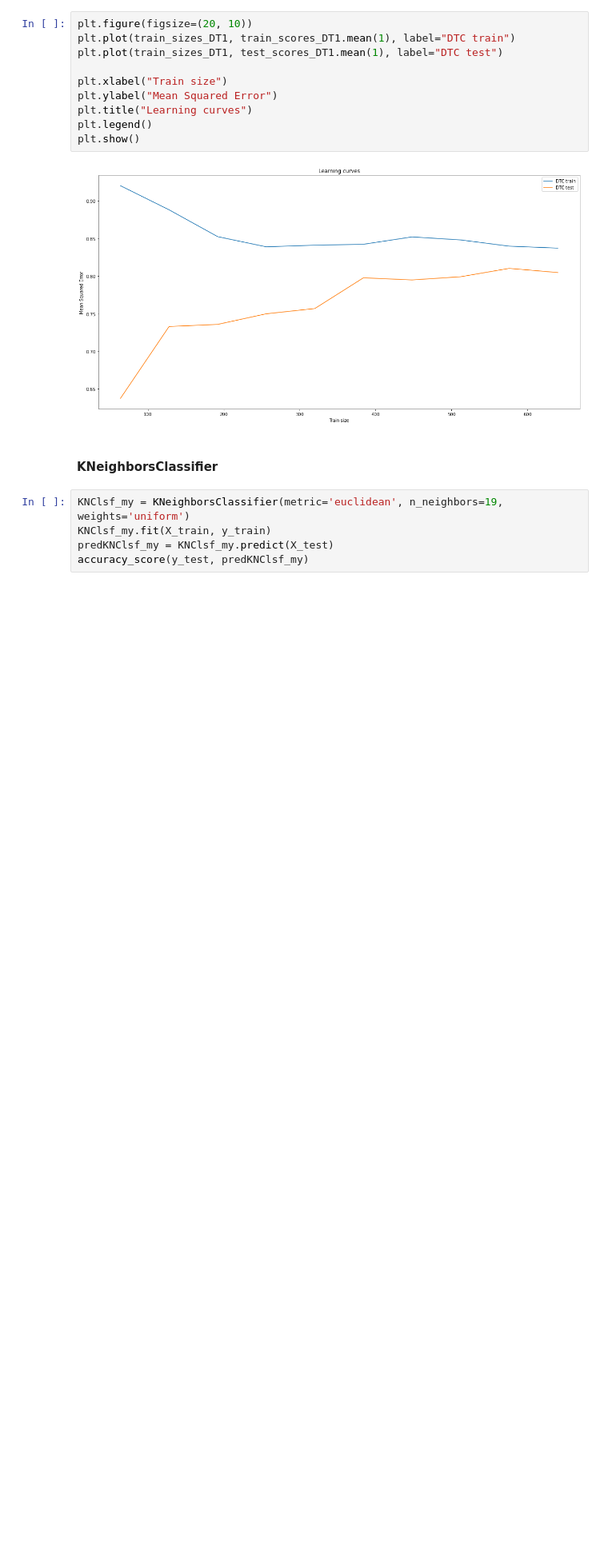
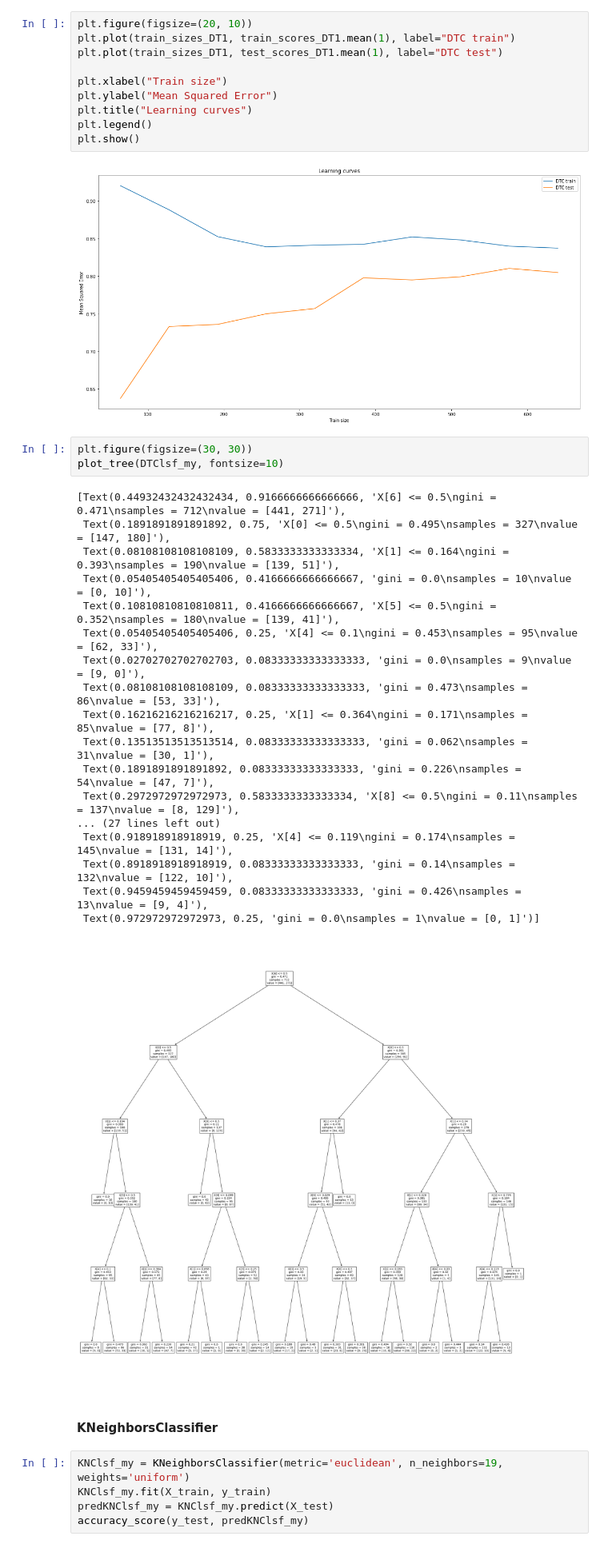
Before and after one commit to lashkoEv/machine-learning, a Jupyter notebook: LR2_ML.ipynb, the cells around one changed output. Shown at 80% size. Saved outputs shown, nothing was run; the diff lists cells and outputs as text; blank space fills up the shorter version.

```diff
--- a/LR2_ML.ipynb
+++ b/LR2_ML.ipynb
@@ -833,6 +836,28 @@ plt.legend()
 plt.show()
 # %% [output]
 [figure]
+# %%
+plt.figure(figsize=(30, 30))
+plot_tree(DTClsf_my, fontsize=10)
+# %% [output]
+[Text(0.44932432432432434, 0.9166666666666666, 'X[6] <= 0.5\ngini = 0.471\nsamples = 712\nvalue = [441, 271]'),
+ Text(0.1891891891891892, 0.75, 'X[0] <= 0.5\ngini = 0.495\nsamples = 327\nvalue = [147, 180]'),
+ Text(0.08108108108108109, 0.5833333333333334, 'X[1] <= 0.164\ngini = 0.393\nsamples = 190\nvalue = [139, 51]'),
+ Text(0.05405405405405406, 0.4166666666666667, 'gini = 0.0\nsamples = 10\nvalue = [0, 10]'),
+ Text(0.10810810810810811, 0.4166666666666667, 'X[5] <= 0.5\ngini = 0.352\nsamples = 180\nvalue = [139, 41]'),
+ Text(0.05405405405405406, 0.25, 'X[4] <= 0.1\ngini = 0.453\nsamples = 95\nvalue = [62, 33]'),
+ Text(0.02702702702702703, 0.08333333333333333, 'gini = 0.0\nsamples = 9\nvalue = [9, 0]'),
+ Text(0.08108108108108109, 0.08333333333333333, 'gini = 0.473\nsamples = 86\nvalue = [53, 33]'),
+ Text(0.16216216216216217, 0.25, 'X[1] <= 0.364\ngini = 0.171\nsamples = 85\nvalue = [77, 8]'),
+ Text(0.13513513513513514, 0.08333333333333333, 'gini = 0.062\nsamples = 31\nvalue = [30, 1]'),
+ Text(0.1891891891891892, 0.08333333333333333, 'gini = 0.226\nsamples = 54\nvalue = [47, 7]'),
+ Text(0.2972972972972973, 0.5833333333333334, 'X[8] <= 0.5\ngini = 0.11\nsamples = 137\nvalue = [8, 129]'),
+... (27 lines left out)
+ Text(0.918918918918919, 0.25, 'X[4] <= 0.119\ngini = 0.174\nsamples = 145\nvalue = [131, 14]'),
+ Text(0.8918918918918919, 0.08333333333333333, 'gini = 0.14\nsamples = 132\nvalue = [122, 10]'),
+ Text(0.9459459459459459, 0.08333333333333333, 'gini = 0.426\nsamples = 13\nvalue = [9, 4]'),
+ Text(0.972972972972973, 0.25, 'gini = 0.0\nsamples = 1\nvalue = [0, 1]')]
+[figure, added]
 # %% [markdown]
 #### KNeighborsClassifier
 # %%
```
Also changed, not shown: parts of 6 cells of this notebook.
